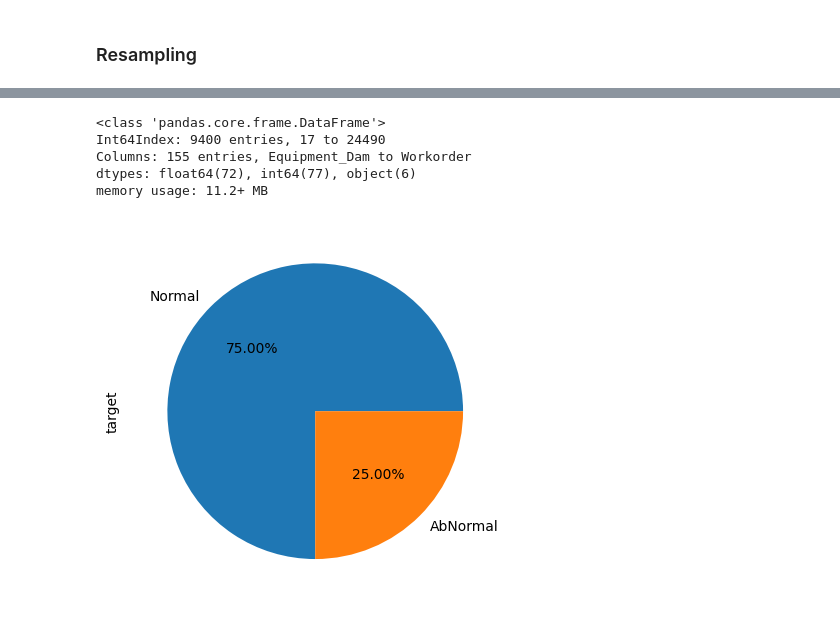
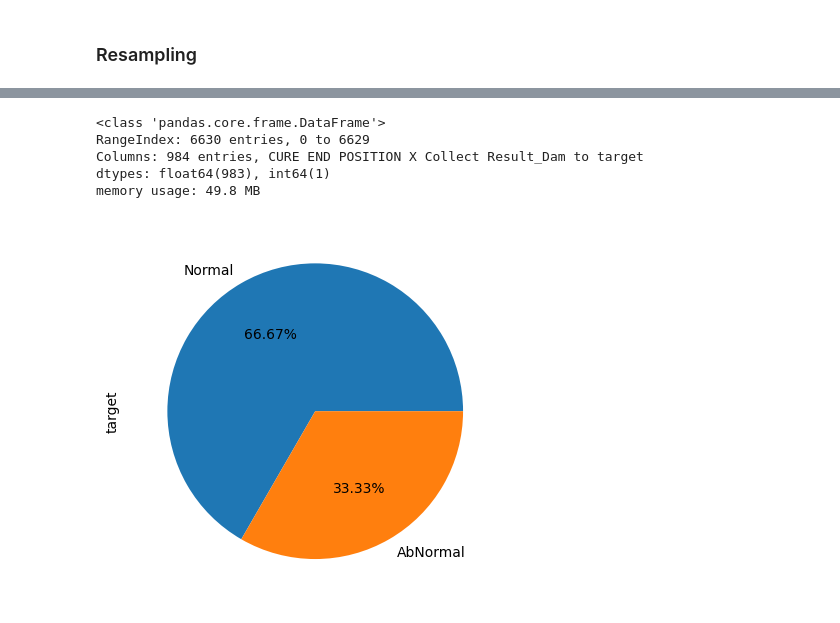
Before and after one commit to watchstep/YAIMERS, a Jupyter notebook: pre_2.ipynb, the cells around one changed output, grey strips where cells are left out. Drawn from its saved outputs; the diff is of its cells as text; code cells hidden in the pictures.

```diff
--- a/pre_2.ipynb
+++ b/pre_2.ipynb
@@ -42,3 +112,8 @@ df["target"].unique()
+# %%
+ohe = ct.transformers_[1][1]
+ohe_cat_cols = ohe.get_feature_names_out(cat_cols)
+# %%
+ohe_all_cols = num_cols + list(ohe_cat_cols)
 # %% [markdown]
 ### Resampling
 # %%
@@ -67,2 +124,0 @@ def random_downsample(df, sample_ratio=1.0, random_seed=RANDOM_SEED):
-# %%
-downsampled_df = random_downsample(df, sample_ratio=3.0)
@@ -68,0 +183,5 @@ downsampled_df = random_downsample(df, sample_ratio=3.0)
+# %%
+# downsampled_df = random_downsample(df, sample_ratio=3.0)
+downsample_options = {1:"nearmiss", 2:"cluster", 3:"allknn", 4:"oneside", 5:"tomek"}
+
+downsampled_df_tr = downsample(X_tr_trans, y_tr, method=downsample_options[1])
@@ -69,17 +198,18 @@ downsampled_df = random_downsample(df, sample_ratio=3.0)
 # %%
-downsampled_df.info()
-# 40506 entries (original)
+downsampled_df_tr.info()
+
+# 38407 entries (original)
 # 4700 entries (sample ratio=1.0)
 # 7050 entries (sample_ratio=2.0)
 # 9400 entries (sample_ratio=3.0) (Selected)
 # 11750 entries (sample_ratio=4.0)
 # %% [output]
 <class 'pandas.core.frame.DataFrame'>
-Int64Index: 9400 entries, 17 to 24490
-Columns: 155 entries, Equipment_Dam to Workorder
-dtypes: float64(72), int64(77), object(6)
-memory usage: 11.2+ MB
+RangeIndex: 6630 entries, 0 to 6629
+Columns: 984 entries, CURE END POSITION X Collect Result_Dam to target
+dtypes: float64(983), int64(1)
+memory usage: 49.8 MB
 # %%
-downsampled_df["target"].value_counts().plot.pie(labels=["Normal", "AbNormal"], autopct=lambda x:f"{x:.2f}%");
+downsampled_df_tr["target"].value_counts().plot.pie(labels=["Normal", "AbNormal"], autopct=lambda x:f"{x:.2f}%");
 # %% [output]
-[figure, old version]
+[figure, new version]
```
Also changed, not shown: parts of 29 cells of this notebook, 2 other files.
